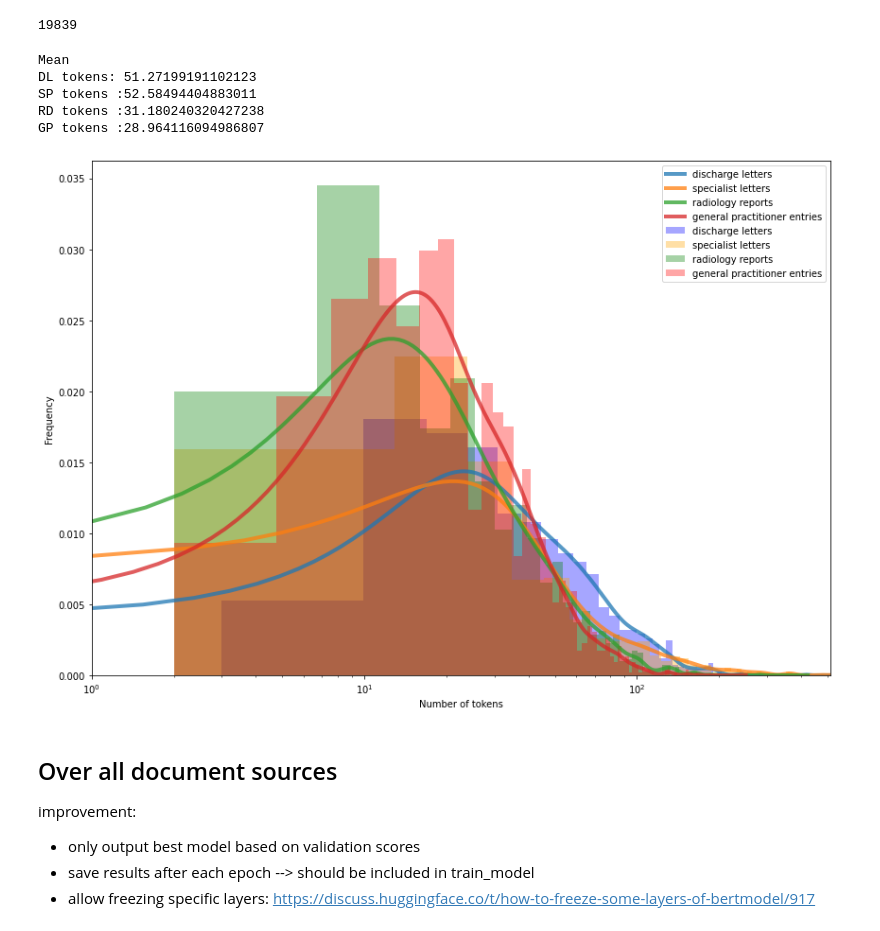
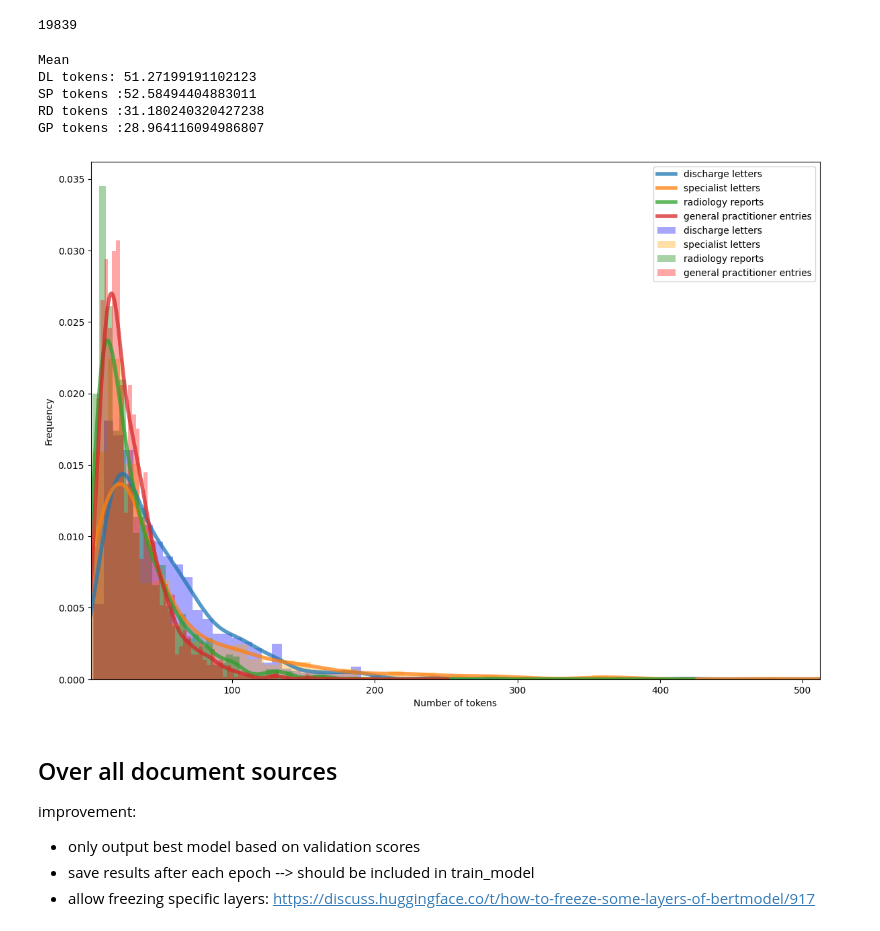
Before and after one commit to umcu/negation-detection, a Jupyter notebook: sandbox/finetuning_negation_detection.ipynb, the cells around one changed output. Cells and saved outputs as stored; diff of their text form; code cells hidden in the pictures.

```diff
--- a/sandbox/finetuning_negation_detection.ipynb
+++ b/sandbox/finetuning_negation_detection.ipynb
@@ -70,9 +80,11 @@ device = device("cuda:0") if (cuda.is_available()) & (use_gpu==True) else device
 # %% [output]
 CUDA, GPU, is working
 # %%
+base_folder = "/media/koekiemonster/DATA-FAST/text_data/word_vectors_and_language_models/dutch/Medical/languagemodels"
+
 dcc_dir = None
-output_dir = None
-skip_file = '../data/EMCDutchClinicalCorpus/DCC_files_to_exclude.json'
+output_dir = os.path.join(base_folder, "finetuned")
+skip_file = None
 n_splits = 10
 random_state = None
 reduce_tags = False
@@ -82,11 +94,12 @@ zero_shot = False # do not train the attention layers, only the final linear lay
 num_trainable_layers = None # None: all, overrides zero_shot
 base_folder = "//Ds/data/LAB/laupodteam/AIOS/Bram/language_modeling/Models/language_models"
 mod_name = "MedRoBERTa" #"robbert-v2-dutch-base-DAPT" # "robbert-v2-dutch-base" # belabBERT_115k # bert-base-dutch, #MedRoBERTa # robbert-v2-dutch-base-DAPT # medroberta_journals_ARGUS_nvvc_IBD_RA
+mod_name = "base/medroberta" #"robbert-v2-dutch-base-DAPT" # "robbert-v2-dutch-base" # belabBERT_115k # bert-base-dutch, #MedRoBERTa # robbert-v2-dutch-base-DAPT # medroberta_journals_ARGUS_nvvc_IBD_RA
 
 
 args = namedtuple
-args.task = "temporality" # experiencer, temporality, negation
-args.model_path = 'CLTL/MedRoBERTa.nl' # os.path.join(base_folder, mod_name)
+args.task = "experiencer" # experiencer, temporality, negation
+args.model_path = os.path.join(base_folder, mod_name)
 args.model_type = "roberta" # bertje
 args.num_epochs = 5 # 10 for zero-shot
 args.eval_steps = 500
@@ -102,7 +115,7 @@ args.bootstrap=False
 args.do_print_class_report=False
 args.amp=True
 
-mod_name = mod_name.replace("-","_")+"_"+"_".join([str(args.num_epochs),
+mod_name = mod_name.replace("/","_").replace("-","_")+"_"+"_".join([str(args.num_epochs),
                                                    str(args.batch_size*args.gradient_accumulation_steps),
                                                    str(args.block_size),
                                                    "zeroShot" if zero_shot else "",
@@ -111,7 +124,7 @@ mod_name = mod_name.replace("-","_")+"_"+"_".join([str(args.num_epochs),
 mod_name = mod_name.strip("_")
 output_folder = "fine_tuned_token_"+args.task+"_"+mod_name
 
-args.output_dir = os.path.join(base_folder, output_folder)
+args.output_dir = os.path.join(output_dir, output_folder)
 
 
 random.seed(77)
@@ -189,32 +226,32 @@ tokens_df[(tokens_df.letter_type=='GP')]\
                         .num_tokens.plot.kde(lw=4, alpha=0.75, label='general practitioner entries')
 
 tokens_df[(tokens_df.letter_type=='DL')]\
                         .num_tokens.plot.hist(bins=60, alpha=0.35, density=True, color='blue',
                                               label='discharge letters')
 tokens_df[(tokens_df.letter_type=='SP')]\
                         .num_tokens.plot.hist(bins=60, alpha=0.35, density=True, color='orange',
                                               label='specialist letters')
 tokens_df[(tokens_df.letter_type=='RD')]\
                         .num_tokens.plot.hist(bins=60, alpha=0.35, density=True, color='green',
                                               label='radiology reports')
 tokens_df[(tokens_df.letter_type=='GP')]\
                         .num_tokens.plot.hist(bins=60, alpha=0.35, density=True, color='red',
                                               label='general practitioner entries')
 
 
 plt.legend()
-plt.semilogx()
+#plt.semilogx()
 plt.xlabel("Number of tokens")
 plt.xlim(1,512)
 
 print(f"Mean \nDL tokens: {tokens_df[(tokens_df.letter_type=='DL')].num_tokens.mean()}\n\
 SP tokens :{tokens_df[(tokens_df.letter_type=='SP')].num_tokens.mean()}\n\
 RD tokens :{tokens_df[(tokens_df.letter_type=='RD')].num_tokens.mean()}\n\
 GP tokens :{tokens_df[(tokens_df.letter_type=='GP')].num_tokens.mean()}")
 # %% [output]
 Mean
 DL tokens: 51.27199191102123
 SP tokens :52.58494404883011
 RD tokens :31.180240320427238
 GP tokens :28.964116094986807
-[figure, old version]
+[figure, new version]
```
Also changed, not shown: parts of 14 cells of this notebook, 4 other files.
